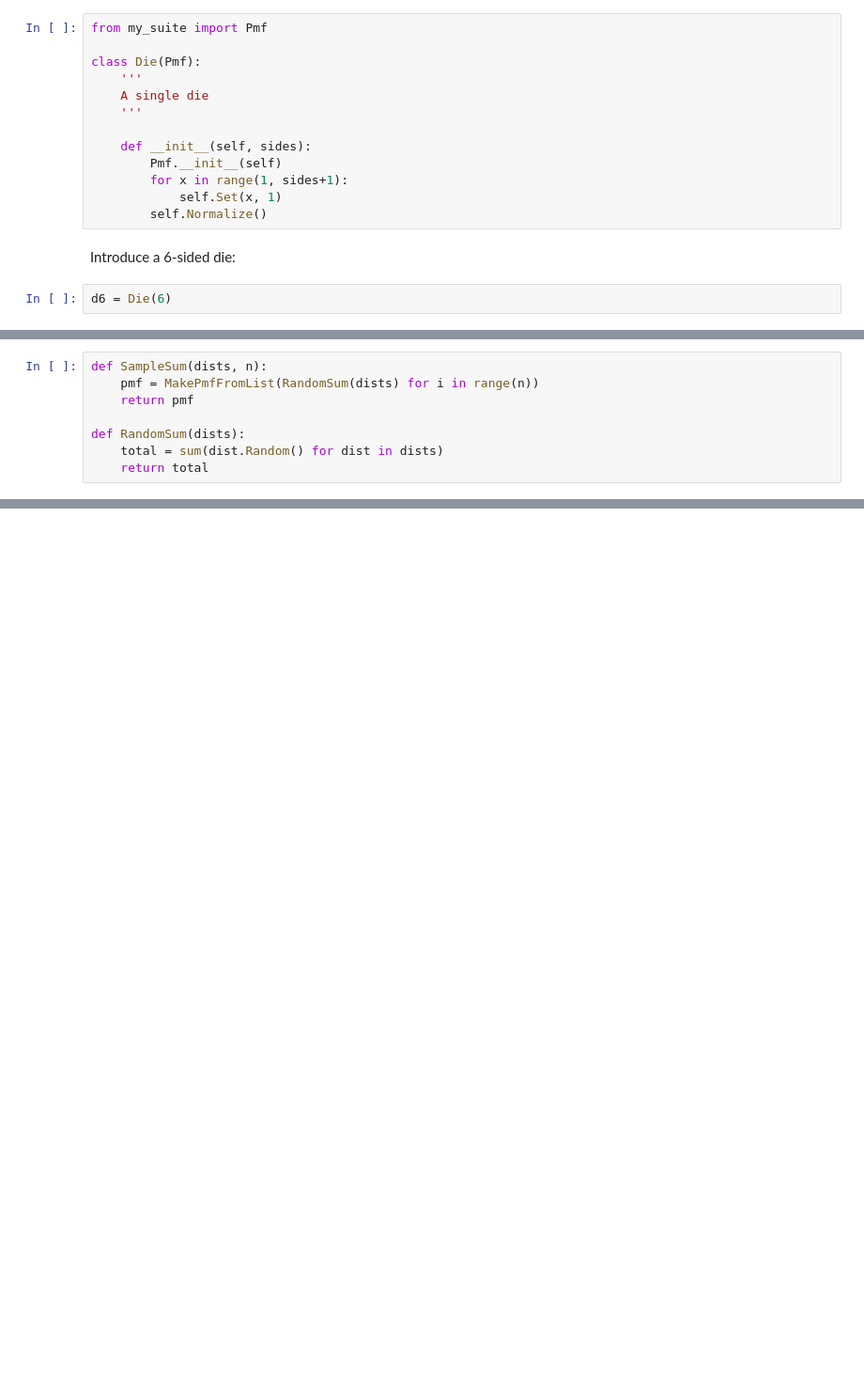
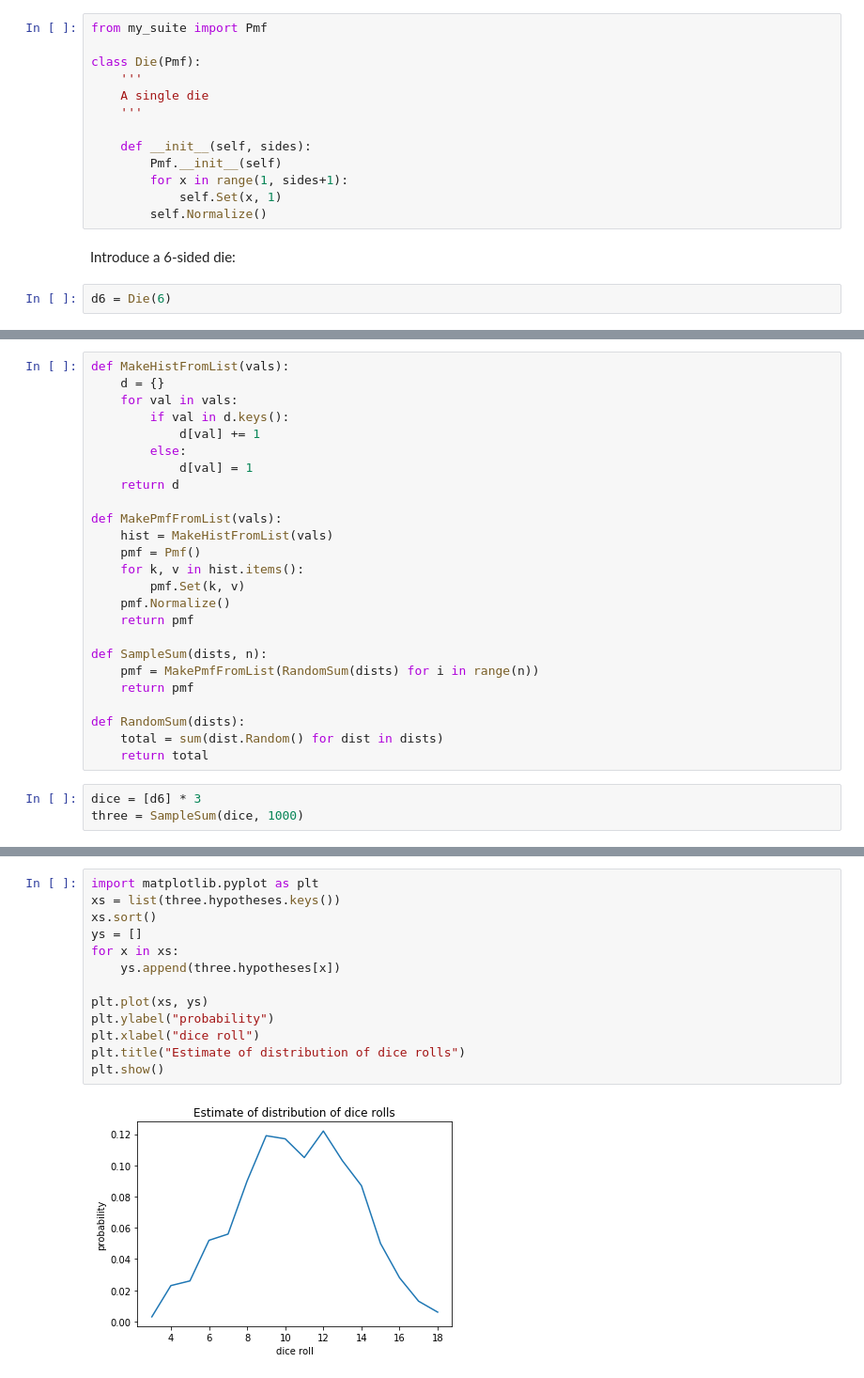
Before and after one commit to jhrcook/ThinkBayes, a Jupyter notebook: chapter5_oddsandends.ipynb, the cells around one changed output, grey strips where cells are left out. Shown: that part at 94% size. Cells and saved outputs as stored; diff of their text form; blank space fills up the shorter version.

Commit message:
finished code and example for sampling the distribution of D&D rolls

```diff
--- a/chapter5_oddsandends.ipynb
+++ b/chapter5_oddsandends.ipynb
@@ -106,4 +106,21 @@ I now define the function `SampleSum()` to generate `n` number of rolls of the `
 # %%
+def MakeHistFromList(vals):
+    d = {}
+    for val in vals:
+        if val in d.keys():
+            d[val] += 1
+        else:
+            d[val] = 1
+    return d
+
+def MakePmfFromList(vals):
+    hist = MakeHistFromList(vals)
+    pmf = Pmf()
+    for k, v in hist.items():
+        pmf.Set(k, v)
+    pmf.Normalize()
+    return pmf
+
 def SampleSum(dists, n):
     pmf = MakePmfFromList(RandomSum(dists) for i in range(n))
     return pmf
@@ -111,3 +128,6 @@ def SampleSum(dists, n):
 def RandomSum(dists):
     total = sum(dist.Random() for dist in dists)
     return total
+# %%
+dice = [d6] * 3
+three = SampleSum(dice, 1000)
@@ -113,0 +153,15 @@ def RandomSum(dists):
+# %%
+import matplotlib.pyplot as plt
+xs = list(three.hypotheses.keys())
+xs.sort()
+ys = []
+for x in xs:
+    ys.append(three.hypotheses[x])
+
+plt.plot(xs, ys)
+plt.ylabel("probability")
+plt.xlabel("dice roll")
+plt.title("Estimate of distribution of dice rolls")
+plt.show()
+# %% [output]
+[figure, added]
```
Also changed, not shown: parts of 5 cells of this notebook.
